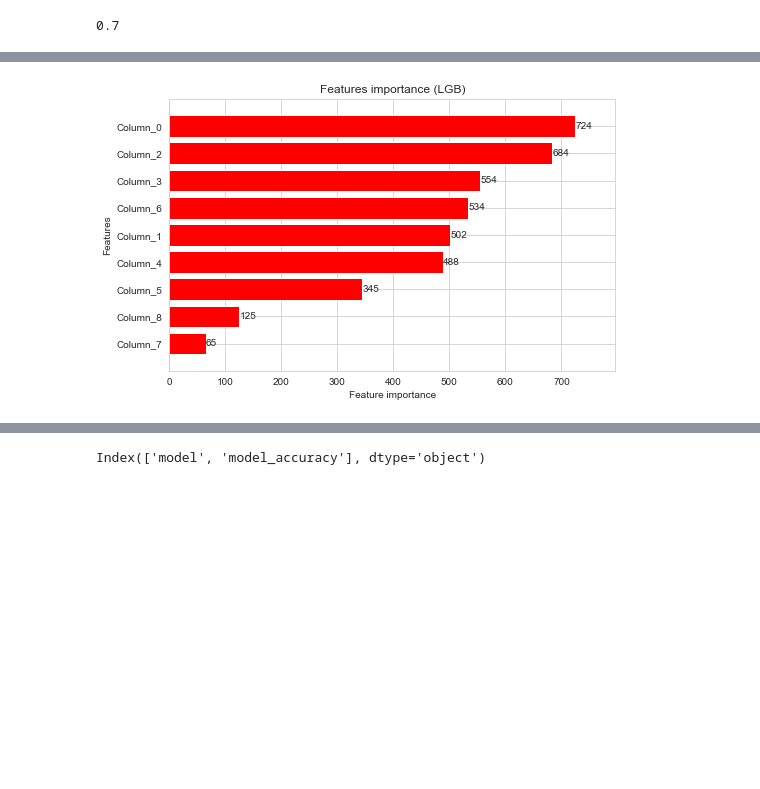
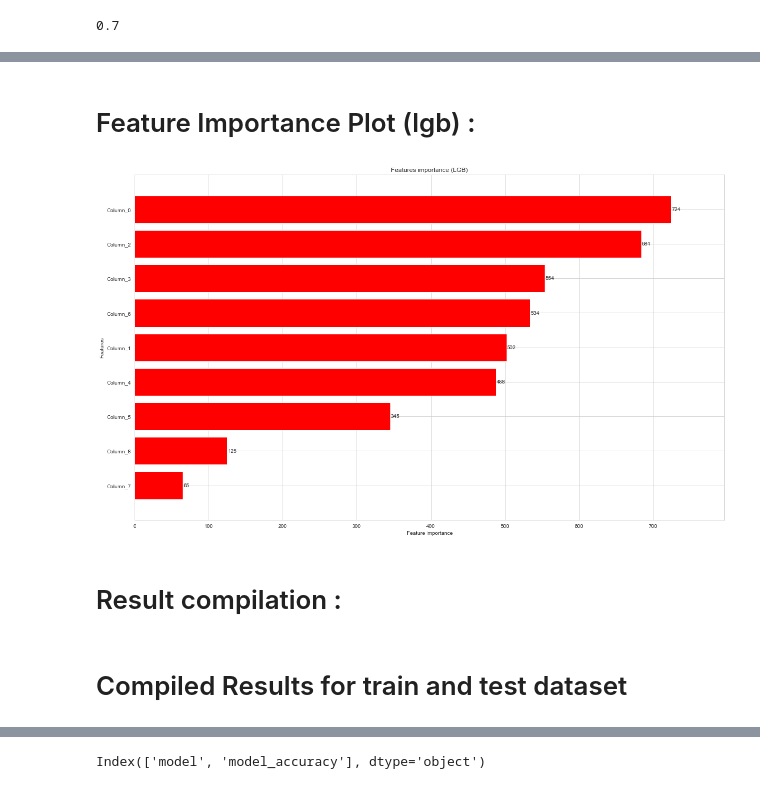
Before and after one commit to laksath/cogoport-assessment, a Jupyter notebook: python_assessment/Glass Identification/Glass Identification.ipynb, the cells around one changed output, grey strips where cells are left out. Drawn from its saved outputs; the diff is of its cells as text; code cells hidden in the pictures; blank space fills up the shorter version.

```diff
--- a/python_assessment/Glass Identification/Glass Identification.ipynb
+++ b/python_assessment/Glass Identification/Glass Identification.ipynb
@@ -736,12 +808,7 @@ print(accuracy_score(y_true = y_test, y_pred = predictions))
 # %%
-classifier = DecisionTreeClassifier(max_depth=8, criterion='entropy',max_leaf_nodes=10,min_samples_split=5, random_state=42)
-classifier.fit(X_train, y_train)
-predictions = classifier.predict(X_test)
+decision_classifier = DecisionTreeClassifier(max_depth=8, criterion='entropy',max_leaf_nodes=10, random_state=42)
+decision_classifier.fit(X_train, y_train)
+predictions = decision_classifier.predict(X_test)
 print(accuracy_score(y_true = y_test, y_pred = predictions))
-
-classifier = DecisionTreeClassifier(max_depth=8, criterion='entropy',max_leaf_nodes=10, random_state=42)
-classifier.fit(X_train, y_train)
-predictions = classifier.predict(X_test)
-print(accuracy_score(y_true = y_test, y_pred = predictions))
 # %% [output]
 0.75
@@ -790,8 +842,8 @@ print(accuracy_score(y_true = y_test, y_pred = predictions))
 # %% [output]
 0.775
 # %%
-randomForest_classifier = RandomForestClassifier(n_estimators = 100, max_depth=20, criterion = 'gini', min_samples_leaf=4, random_state = 42)
+randomForest_classifier = RandomForestClassifier(n_estimators = 1000, criterion = 'entropy', random_state = 42)
 randomForest_classifier.fit(X_train, y_train)
 predictions = randomForest_classifier.predict(X_test)
-randomForest_classifier_result = train_predict(randomForest_classifier, X_train.shape[0], X_train, y_train, X_test, y_test)
+print(accuracy_score(y_true = y_test, y_pred = predictions))
 # %% [output]
@@ -814,0 +853,5 @@ weighted avg       0.87      0.85      0.83        40
+# %%
+randomForest_classifier = RandomForestClassifier(n_estimators = 50, criterion = 'entropy', random_state = 42)
+randomForest_classifier.fit(X_train, y_train)
+predictions = randomForest_classifier.predict(X_test)
+print(accuracy_score(y_true = y_test, y_pred = predictions))
@@ -867,12 +932,12 @@ print(accuracy_score(y_true = y_test, y_pred = predictions))
 # %% [output]
 0.5
 # %%
-classifier = AdaBoostClassifier(random_state=42,
+adaBoostClassifier = AdaBoostClassifier(random_state=42,
                          algorithm='SAMME.R',
                          learning_rate=0.1,
                              n_estimators=25)
-classifier.fit(X_train, y_train)
-predictions = classifier.predict(X_test)
+adaBoostClassifier.fit(X_train, y_train)
+predictions = adaBoostClassifier.predict(X_test)
 print(accuracy_score(y_true = y_test, y_pred = predictions))
 # %% [output]
 0.5
@@ -949,9 +1022,13 @@ feature_importance_plot(randomForest_classifier)
+# %% [markdown]
+# Feature Importance Plot (lgb) :
 # %%
-fig, (ax) = plt.subplots(ncols=1, figsize=(8,5))
+fig, (ax) = plt.subplots(ncols=1, figsize=(20,12))
 lgb.plot_importance(lgbm, height=0.8, title="Features importance (LGB)", ax=ax, color="red")
 plt.show()
 # %% [output]
-[figure, old version]
+[figure, new version]
+# %% [markdown]
+# Result compilation :
 # %%
 model_results=[
     logisticRegression_result,
@@ -1017,6 +1094,8 @@ testing_data_results = {
 
 training_data_results = pd.DataFrame(training_data_results)
 testing_data_results = pd.DataFrame(testing_data_results)
+# %% [markdown]
+# Compiled Results for train and test dataset
 # %%
 training_data_results
 # %% [output]
```
Also changed, not shown: parts of 134 cells of this notebook, 1 other file.
